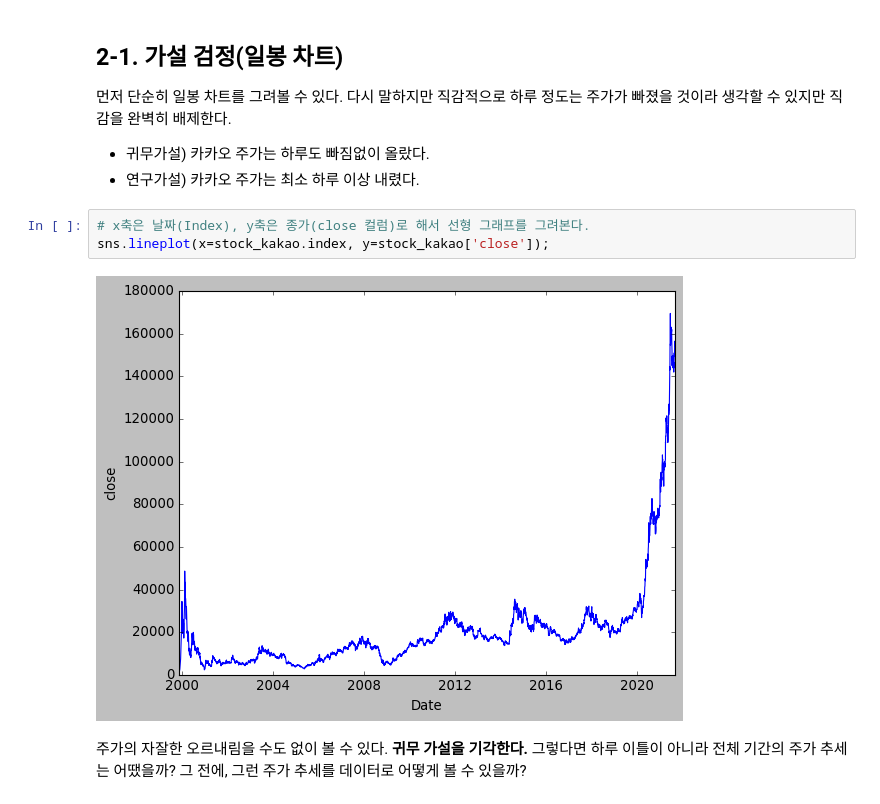
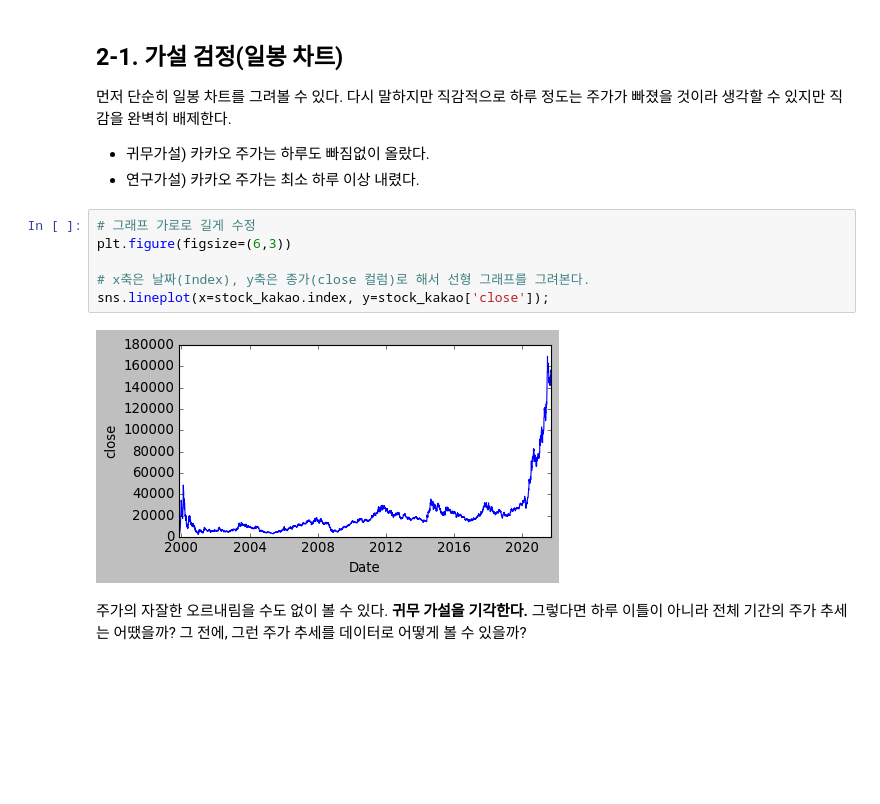
Before and after one commit to sw-song/kaggle-study, a Jupyter notebook: 00_04_backtesting/test.ipynb, the cells around one changed output. Drawn from its saved outputs; the diff is of its cells as text; blank space fills up the shorter version.

```diff
--- a/00_04_backtesting/test.ipynb
+++ b/00_04_backtesting/test.ipynb
@@ -115,10 +115,13 @@ Name: yield, Length: 5388, dtype: object
 - 귀무가설) 카카오 주가는 하루도 빠짐없이 올랐다.
 - 연구가설) 카카오 주가는 최소 하루 이상 내렸다.
 # %%
+# 그래프 가로로 길게 수정
+plt.figure(figsize=(6,3))
+
 # x축은 날짜(Index), y축은 종가(close 컬럼)로 해서 선형 그래프를 그려본다.
 sns.lineplot(x=stock_kakao.index, y=stock_kakao['close']);
 # %% [output]
-[figure, old version]
+[figure, new version]
 # %% [markdown]
 주가의 자잘한 오르내림을 수도 없이 볼 수 있다. **귀무 가설을 기각한다.** 그렇다면 하루 이틀이 아니라 전체 기간의 주가 추세는 어땠을까? 그 전에, 그런 주가 추세를 데이터로 어떻게 볼 수 있을까?
 # %% [markdown]
```
Also changed, not shown: parts of 1 cell of this notebook.
